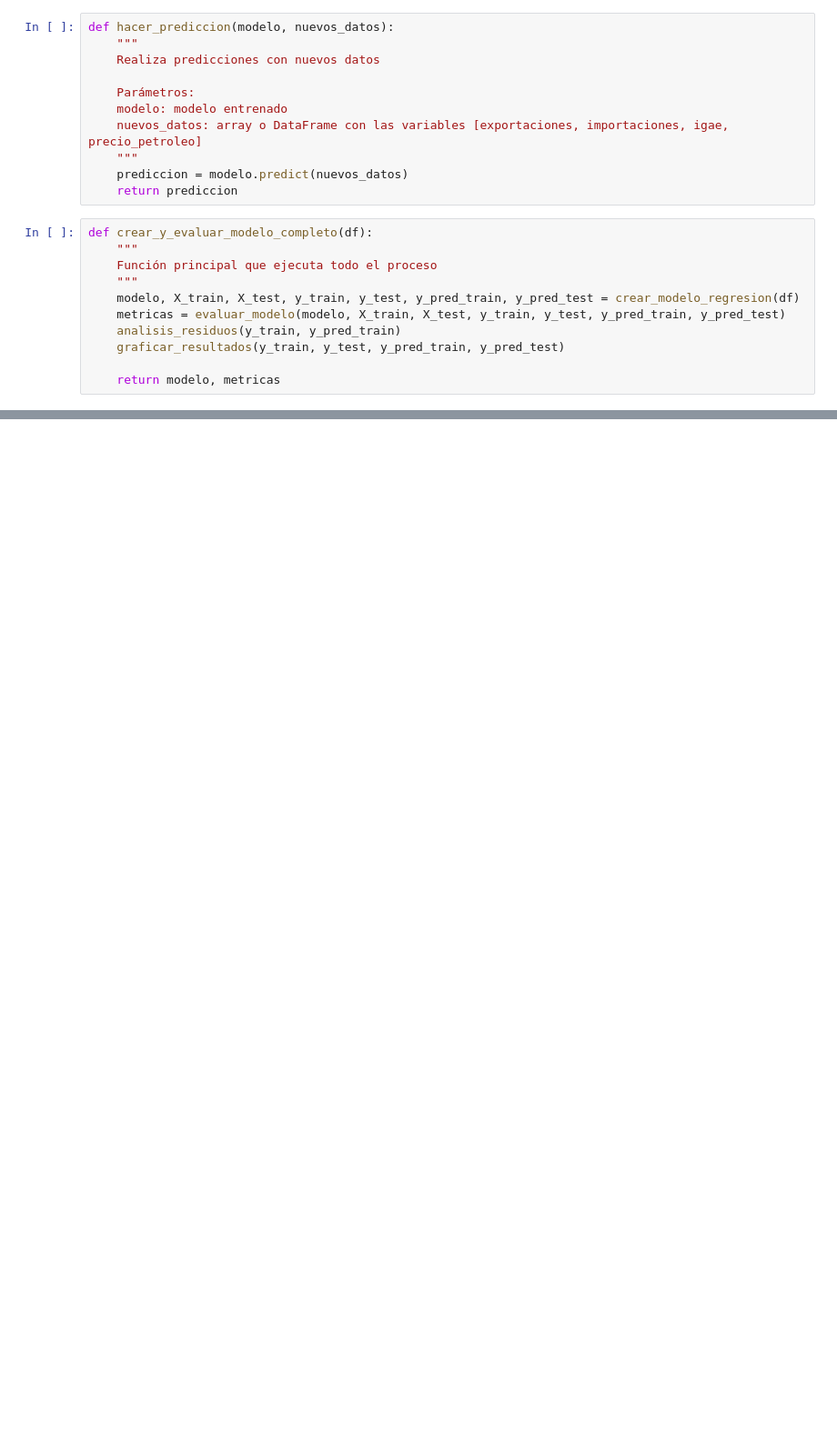
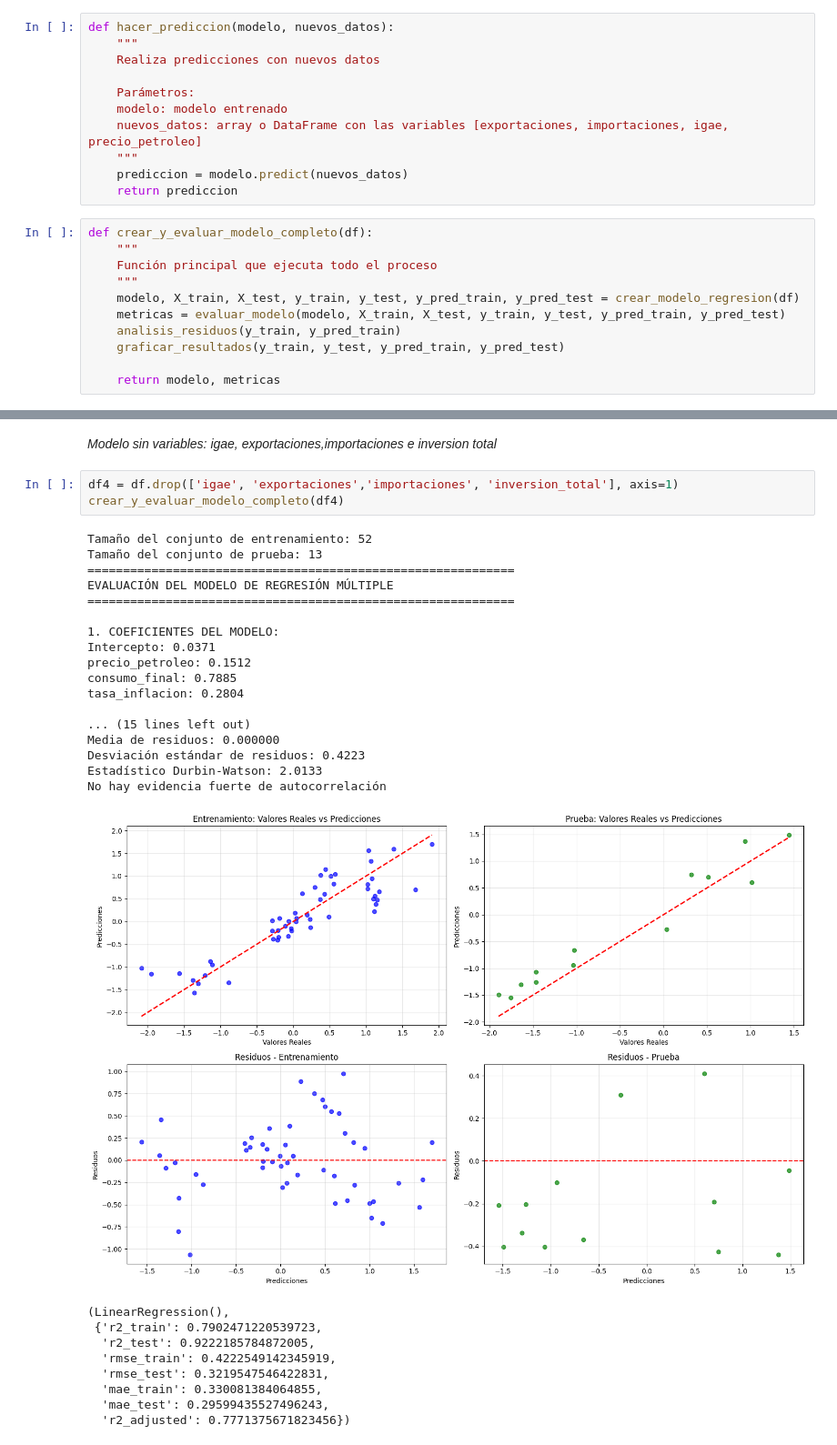
Before and after one commit to alanJCceres/Modelos_PIB, a Jupyter notebook: 02_modelo_regresion.ipynb, the cells around one changed output, grey strips where cells are left out. Shown at 91% size. Drawn from its saved outputs; the diff is of its cells as text; blank space fills up the shorter version.

```diff
--- a/02_modelo_regresion.ipynb
+++ b/02_modelo_regresion.ipynb
@@ -239,0 +308,32 @@ No hay evidencia fuerte de autocorrelación
+# %% [markdown]
+*Modelo sin variables: igae, exportaciones,importaciones e inversion total*
+# %%
+df4 = df.drop(['igae', 'exportaciones','importaciones', 'inversion_total'], axis=1)
+crear_y_evaluar_modelo_completo(df4)
+# %% [output]
+Tamaño del conjunto de entrenamiento: 52
+Tamaño del conjunto de prueba: 13
+============================================================
+EVALUACIÓN DEL MODELO DE REGRESIÓN MÚLTIPLE
+============================================================
+
+1. COEFICIENTES DEL MODELO:
+Intercepto: 0.0371
+precio_petroleo: 0.1512
+consumo_final: 0.7885
+tasa_inflacion: 0.2804
+
+... (15 lines left out)
+Media de residuos: 0.000000
+Desviación estándar de residuos: 0.4223
+Estadístico Durbin-Watson: 2.0133
+No hay evidencia fuerte de autocorrelación
+[figure, added]
+(LinearRegression(),
+ {'r2_train': 0.7902471220539723,
+  'r2_test': 0.9222185784872005,
+  'rmse_train': 0.4222549142345919,
+  'rmse_test': 0.3219547546422831,
+  'mae_train': 0.330081384064855,
+  'mae_test': 0.29599435527496243,
+  'r2_adjusted': 0.7771375671823456})
```
Also changed, not shown: parts of 9 cells of this notebook, 1 other file.
